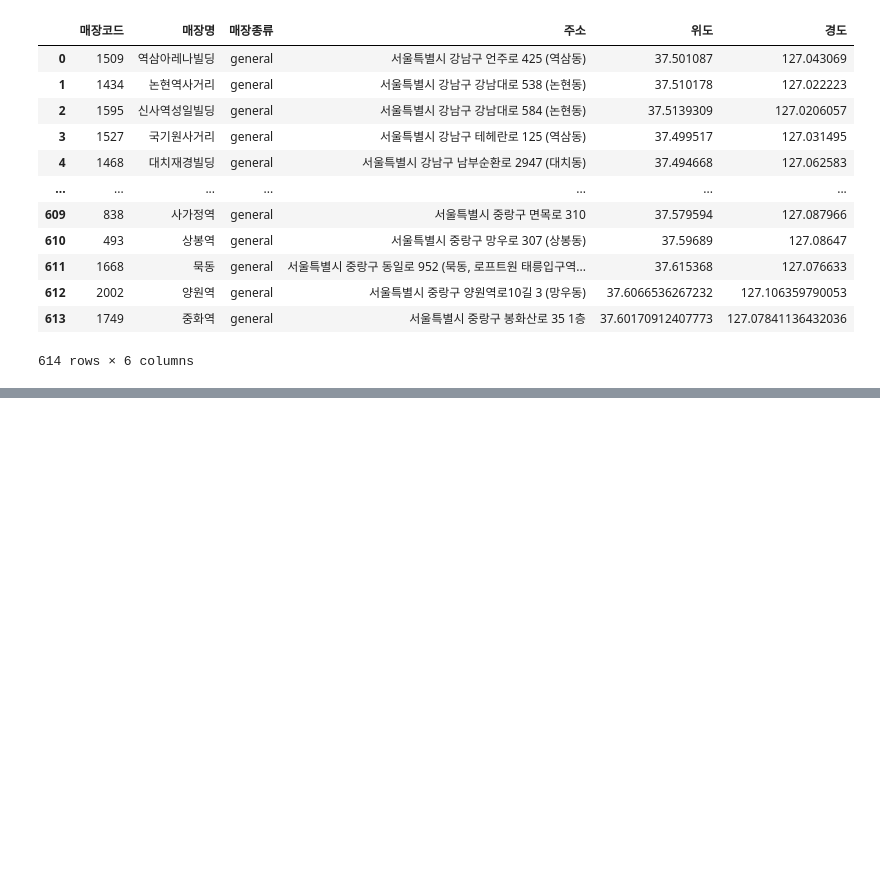
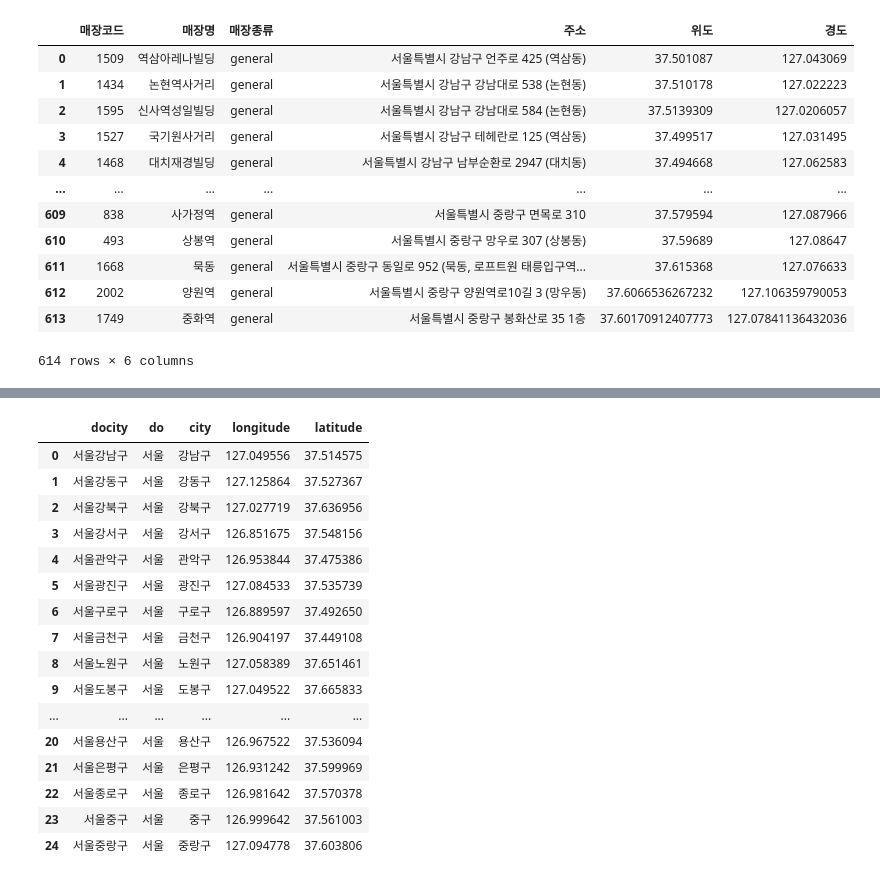
Before and after one commit to LEUNSU/iot-bigdata-2024, a Jupyter notebook: day02/dba06_starbucks_analysis.ipynb, the cells around one changed output, grey strips where cells are left out. Cells and saved outputs as stored; diff of their text form; code cells hidden in the pictures; blank space fills up the shorter version.

```diff
--- a/day02/dba06_starbucks_analysis.ipynb
+++ b/day02/dba06_starbucks_analysis.ipynb
@@ -259,0 +262,3 @@ df_seoulStore.to_csv('./data/스타벅스_서울매장정보_최종.csv')
+# %%
+# 전국 시군구 위경도 엑셀파일 로드
+df_koreaManicipality = pd.read_excel('./data/전국_시군구_위경도.xlsx')
@@ -259,0 +274,27 @@ df_seoulStore.to_csv('./data/스타벅스_서울매장정보_최종.csv')
+# %%
+# 서울 구별 데이터 필터링
+seoulList = df_koreaManicipality['do'] == '서울'
+# %%
+df_koreaManicipality = df_koreaManicipality[seoulList]
+# %%
+df_koreaManicipality.reset_index(drop=True, inplace=True)
+# %%
+df_koreaManicipality
+# %% [output]
+|  | docity | do | city | longitude | latitude |
+| 0 | 서울강남구 | 서울 | 강남구 | 127.049556 | 37.514575 |
+| 1 | 서울강동구 | 서울 | 강동구 | 127.125864 | 37.527367 |
+| 2 | 서울강북구 | 서울 | 강북구 | 127.027719 | 37.636956 |
+| 3 | 서울강서구 | 서울 | 강서구 | 126.851675 | 37.548156 |
+| 4 | 서울관악구 | 서울 | 관악구 | 126.953844 | 37.475386 |
+| 5 | 서울광진구 | 서울 | 광진구 | 127.084533 | 37.535739 |
+| 6 | 서울구로구 | 서울 | 구로구 | 126.889597 | 37.492650 |
+| 7 | 서울금천구 | 서울 | 금천구 | 126.904197 | 37.449108 |
+| 8 | 서울노원구 | 서울 | 노원구 | 127.058389 | 37.651461 |
+| 9 | 서울도봉구 | 서울 | 도봉구 | 127.049522 | 37.665833 |
+| ... | ... | ... | ... | ... | ... |
+| 20 | 서울용산구 | 서울 | 용산구 | 126.967522 | 37.536094 |
+| 21 | 서울은평구 | 서울 | 은평구 | 126.931242 | 37.599969 |
+| 22 | 서울종로구 | 서울 | 종로구 | 126.981642 | 37.570378 |
+| 23 | 서울중구 | 서울 | 중구 | 126.999642 | 37.561003 |
+| 24 | 서울중랑구 | 서울 | 중랑구 | 127.094778 | 37.603806 |
```
Also changed, not shown: parts of 5 cells of this notebook, 1 other file.
